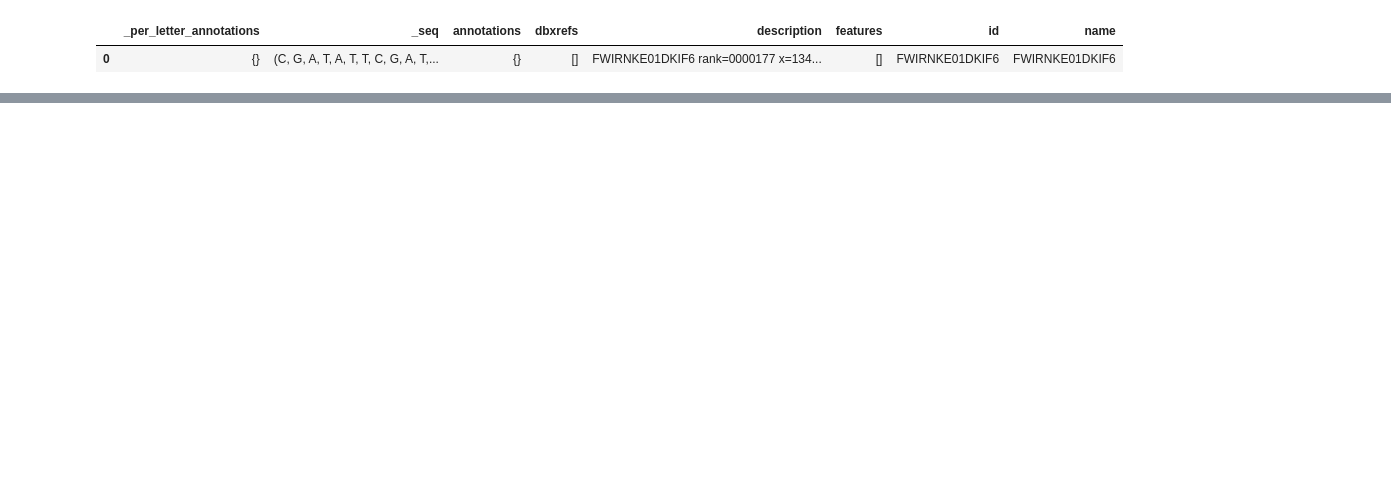
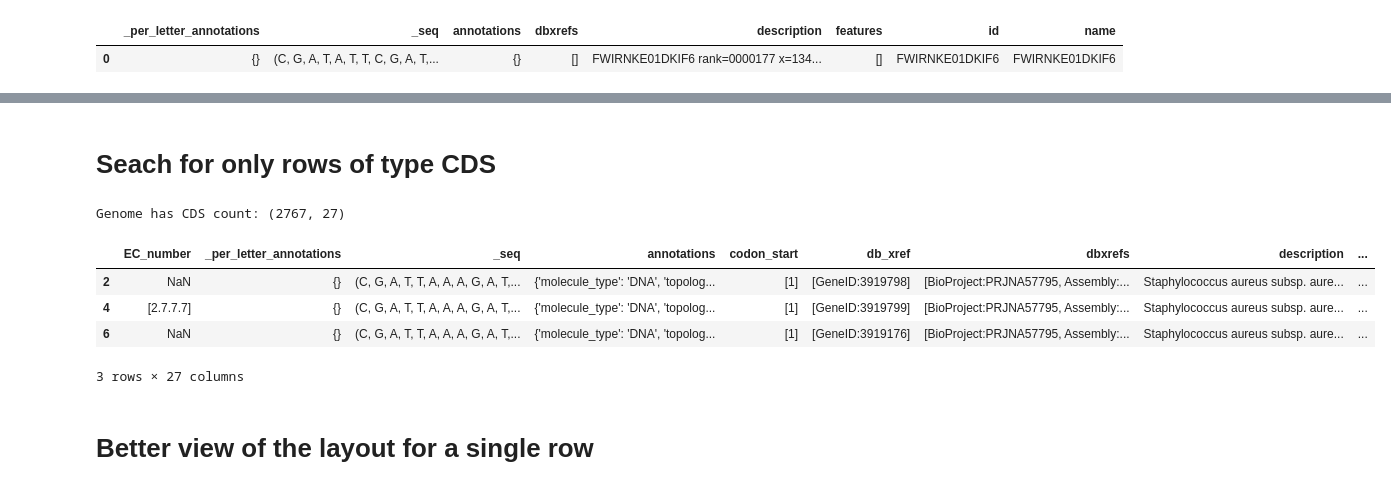
Before and after one commit to tmsincomb/SeqPandas, a Jupyter notebook: tutorial.ipynb, the cells around one changed output, grey strips where cells are left out. Saved outputs shown, nothing was run; the diff lists cells and outputs as text; code cells hidden in the pictures; blank space fills up the shorter version.

```diff
--- a/tutorial.ipynb
+++ b/tutorial.ipynb
@@ -177,0 +214,15 @@ df.head()
+# %% [markdown]
+# Seach for only rows of type CDS
+# %%
+cds = gbk_df[gbk_df.type == 'CDS']
+print('Genome has CDS count:', cds.shape)
+cds.head(3)
+# %% [output]
+Genome has CDS count: (2767, 27)
+|  | EC_number | _per_letter_annotations | _seq | annotations | codon_start | db_xref | dbxrefs | description | ... |
+| 2 | NaN | {} | (C, G, A, T, T, A, A, A, G, A, T,... | {'molecule_type': 'DNA', 'topolog... | [1] | [GeneID:3919798] | [BioProject:PRJNA57795, Assembly:... | Staphylococcus aureus subsp. aure... | ... |
+| 4 | [2.7.7.7] | {} | (C, G, A, T, T, A, A, A, G, A, T,... | {'molecule_type': 'DNA', 'topolog... | [1] | [GeneID:3919799] | [BioProject:PRJNA57795, Assembly:... | Staphylococcus aureus subsp. aure... | ... |
+| 6 | NaN | {} | (C, G, A, T, T, A, A, A, G, A, T,... | {'molecule_type': 'DNA', 'topolog... | [1] | [GeneID:3919176] | [BioProject:PRJNA57795, Assembly:... | Staphylococcus aureus subsp. aure... | ... |
+3 rows × 27 columns
+# %% [markdown]
+# Better view of the layout for a single row
```
Also changed, not shown: parts of 28 cells of this notebook, 4 other files.
